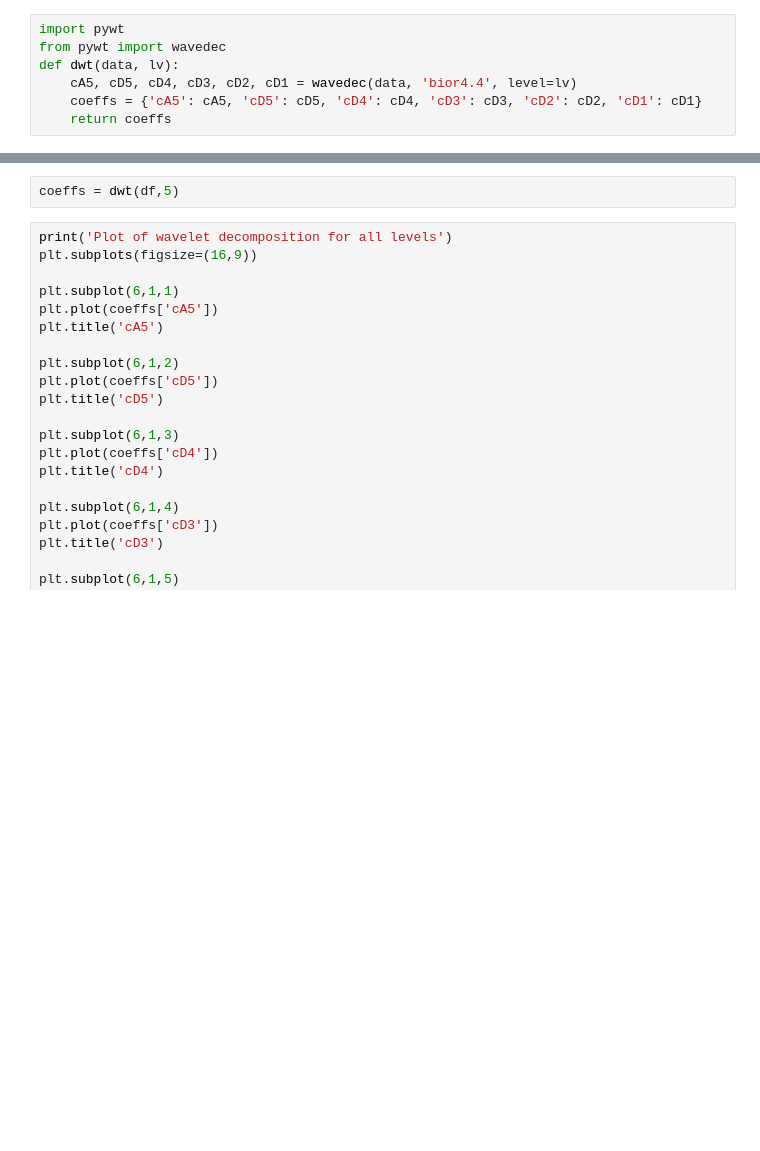
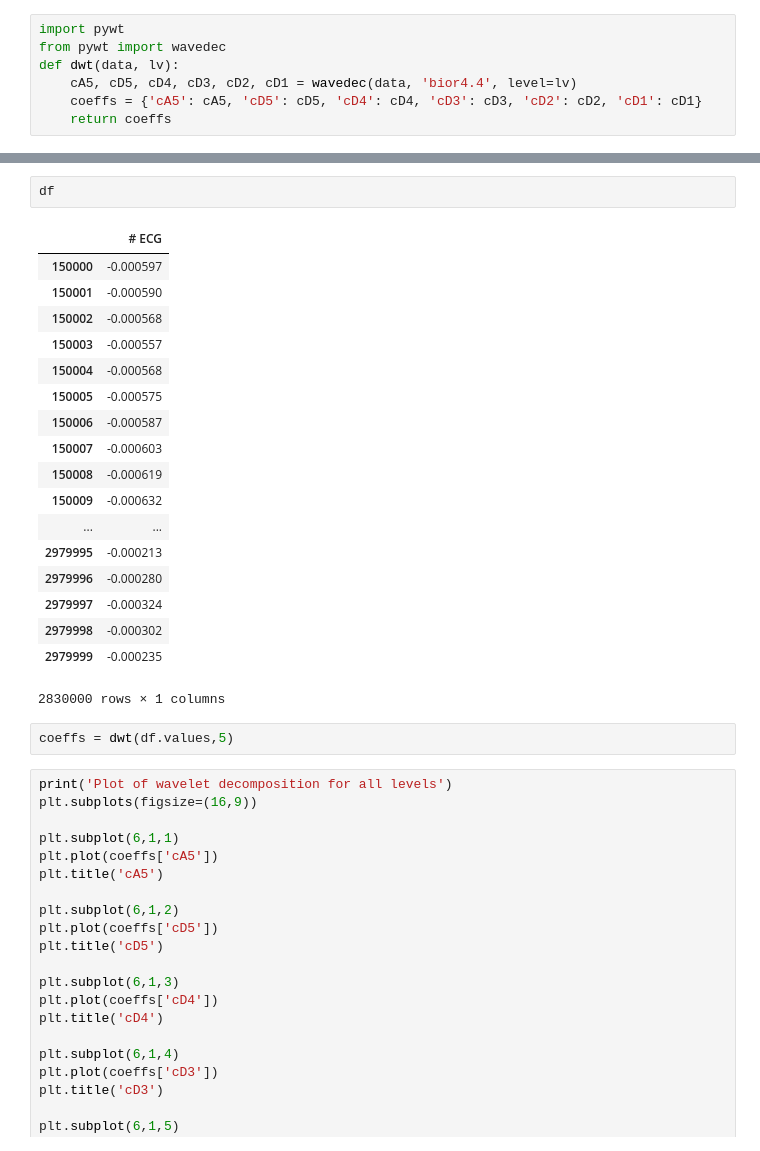
Before and after one commit to DigitalBiomarkerDiscoveryPipeline/Data-Compression-Toolbox, a Jupyter notebook: Joe/RebolloNeira.ipynb, the cells around one changed output, grey strips where cells are left out. Cells and saved outputs as stored; diff of their text form; blank space fills up the shorter version.

```diff
--- a/Joe/RebolloNeira.ipynb
+++ b/Joe/RebolloNeira.ipynb
@@ -95,5 +104,26 @@ def dwt(data, lv):
+# %%
+df
+# %% [output]
+|  | # ECG |
+| 150000 | -0.000597 |
+| 150001 | -0.000590 |
+| 150002 | -0.000568 |
+| 150003 | -0.000557 |
+| 150004 | -0.000568 |
+| 150005 | -0.000575 |
+| 150006 | -0.000587 |
+| 150007 | -0.000603 |
+| 150008 | -0.000619 |
+| 150009 | -0.000632 |
+| ... | ... |
+| 2979995 | -0.000213 |
+| 2979996 | -0.000280 |
+| 2979997 | -0.000324 |
+| 2979998 | -0.000302 |
+| 2979999 | -0.000235 |
+2830000 rows × 1 columns
 # %%
-coeffs = dwt(df,5)
+coeffs = dwt(df.values,5)
 # %%
 print('Plot of wavelet decomposition for all levels')
 plt.subplots(figsize=(16,9))
```
Also changed, not shown: parts of 2 cells of this notebook, 2 other files.
